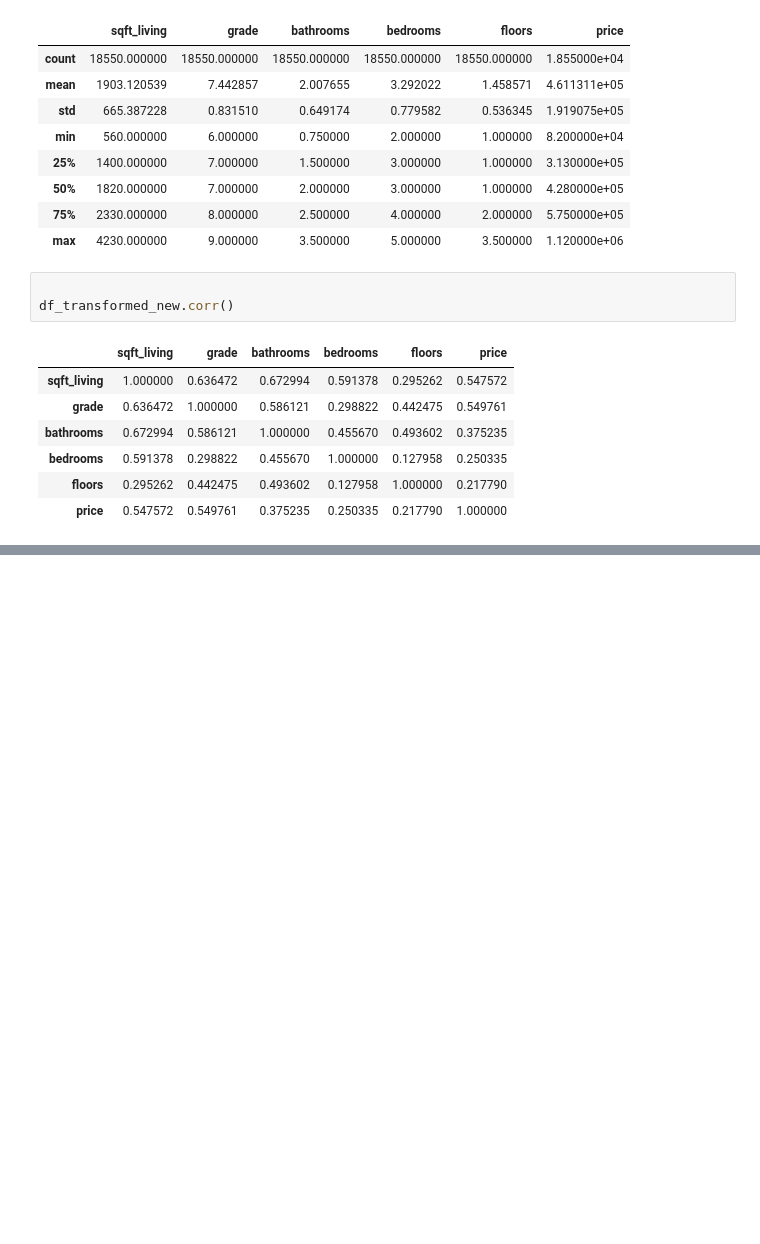
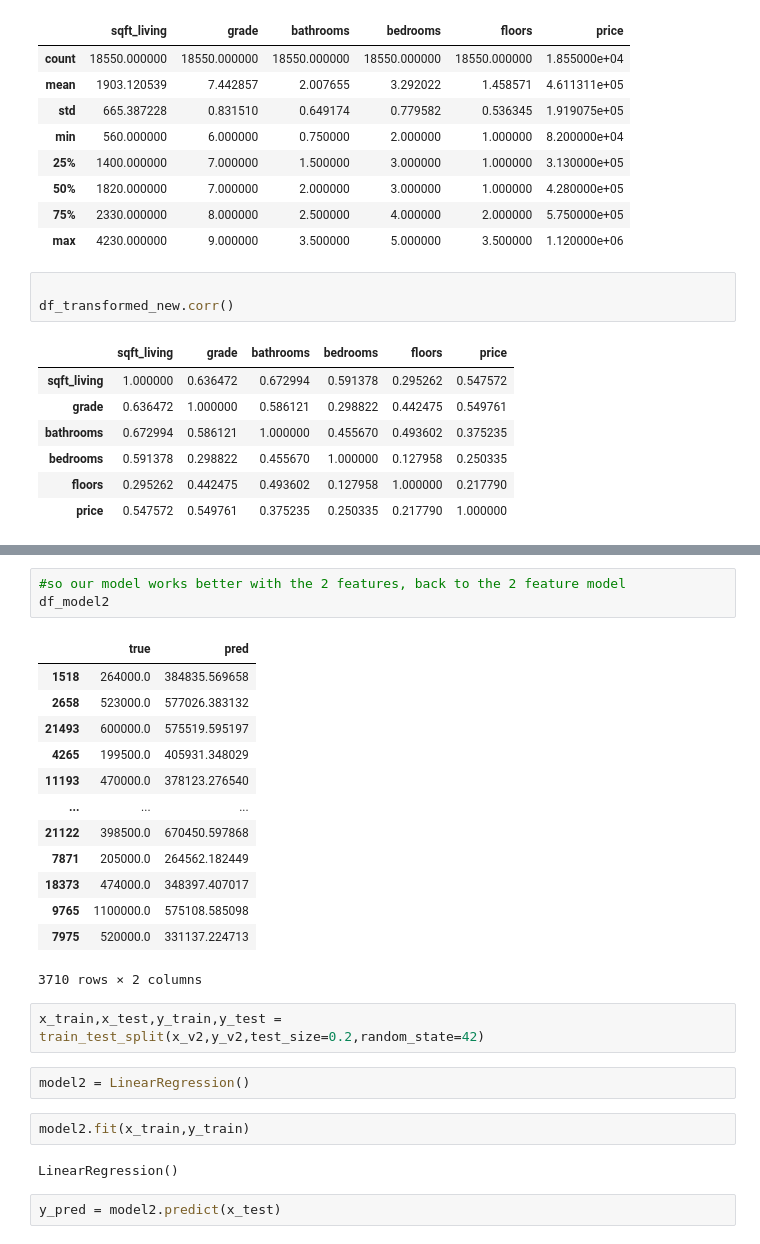
Before and after one commit to Leila-Nyambura/king-county-house-price-prediction-LRM, a Jupyter notebook: Leonard.ipynb, the cells around one changed output, grey strips where cells are left out. Drawn from its saved outputs; the diff is of its cells as text; blank space fills up the shorter version.

```diff
--- a/Leonard.ipynb
+++ b/Leonard.ipynb
@@ -648,0 +721,27 @@ df_transformed_new.corr()
+# %%
+#so our model works better with the 2 features, back to the 2 feature model
+df_model2
+# %% [output]
+|  | true | pred |
+| 1518 | 264000.0 | 384835.569658 |
+| 2658 | 523000.0 | 577026.383132 |
+| 21493 | 600000.0 | 575519.595197 |
+| 4265 | 199500.0 | 405931.348029 |
+| 11193 | 470000.0 | 378123.276540 |
+| ... | ... | ... |
+| 21122 | 398500.0 | 670450.597868 |
+| 7871 | 205000.0 | 264562.182449 |
+| 18373 | 474000.0 | 348397.407017 |
+| 9765 | 1100000.0 | 575108.585098 |
+| 7975 | 520000.0 | 331137.224713 |
+3710 rows × 2 columns
+# %%
+x_train,x_test,y_train,y_test = train_test_split(x_v2,y_v2,test_size=0.2,random_state=42)
+# %%
+model2 = LinearRegression()
+# %%
+model2.fit(x_train,y_train)
+# %% [output]
+LinearRegression()
+# %%
+y_pred = model2.predict(x_test)
```
Also changed, not shown: parts of 18 cells of this notebook.
